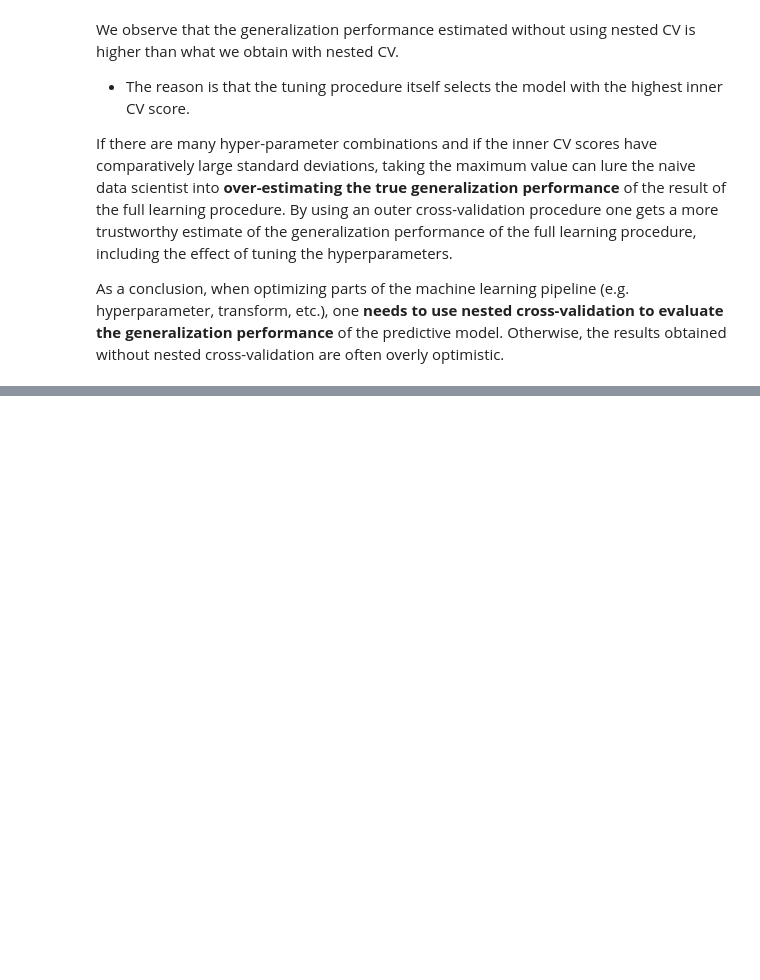
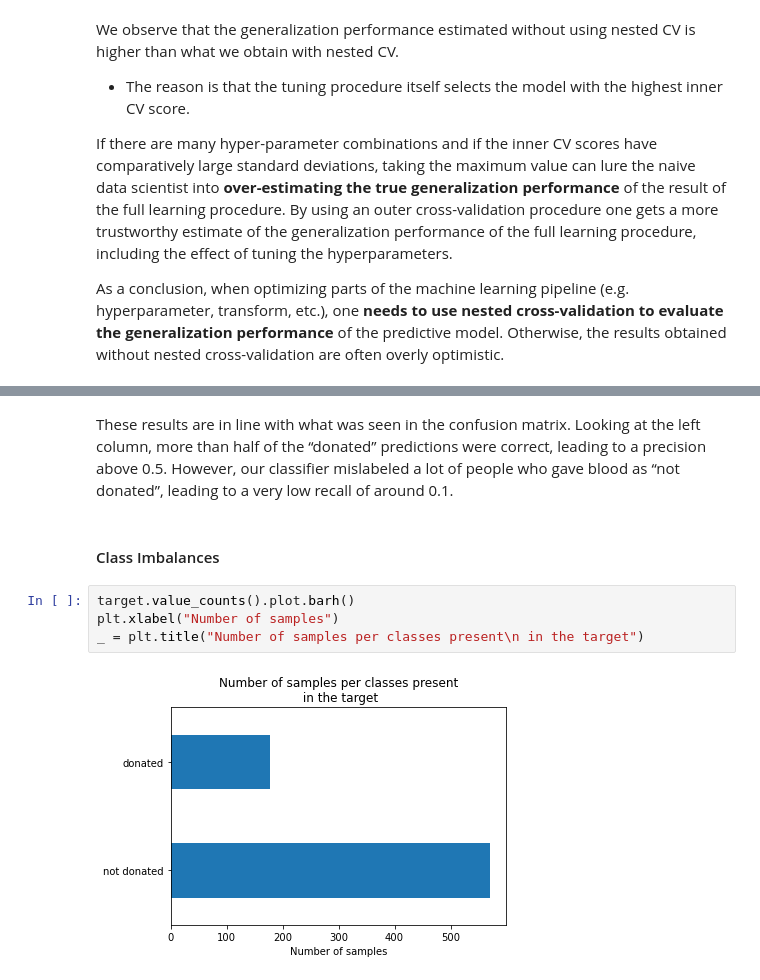
Before and after one commit to guy-green/Intro-to-ML, a Jupyter notebook: 7. Model Evaluation.ipynb, the cells around one changed output, grey strips where cells are left out. Drawn from its saved outputs; the diff is of its cells as text; blank space fills up the shorter version.

```diff
--- a/7. Model Evaluation.ipynb
+++ b/7. Model Evaluation.ipynb
@@ -1128,0 +1209,10 @@ As a conclusion, when optimizing parts of the machine learning pipeline (e.g. hy
+# %% [markdown]
+These results are in line with what was seen in the confusion matrix. Looking at the left column, more than half of the “donated” predictions were correct, leading to a precision above 0.5. However, our classifier mislabeled a lot of people who gave blood as “not donated”, leading to a very low recall of around 0.1.
+# %% [markdown]
+#### Class Imbalances
+# %%
+target.value_counts().plot.barh()
+plt.xlabel("Number of samples")
+_ = plt.title("Number of samples per classes present\n in the target")
+# %% [output]
+[figure, added]
```
Also changed, not shown: parts of 81 cells of this notebook.
